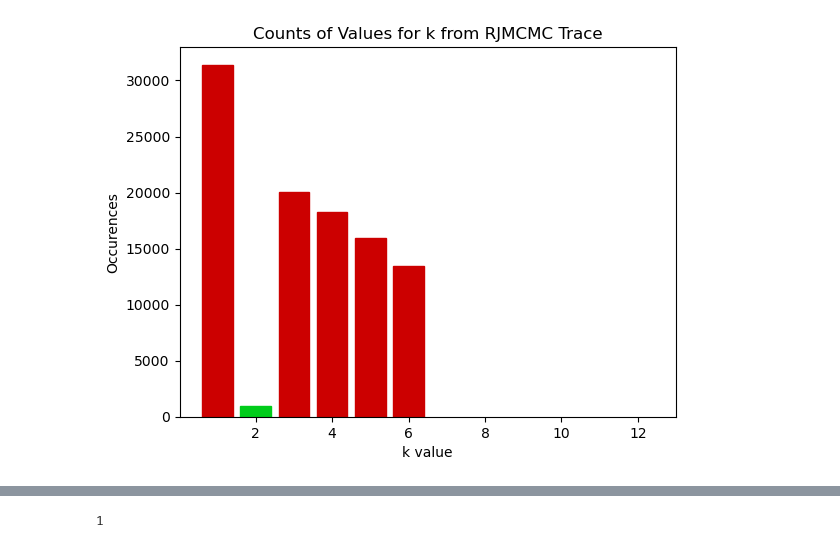
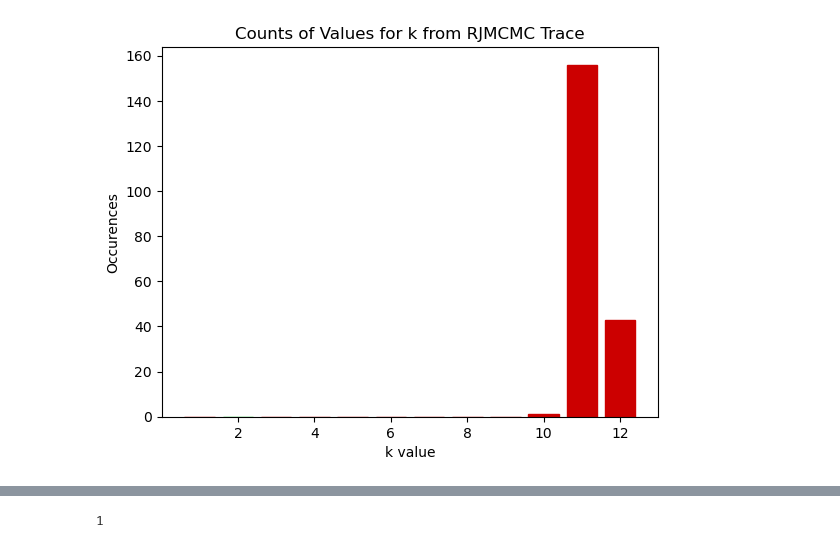
Before and after one commit to jberezow/RJMCMC, a Jupyter notebook: Thesis-MLP-BirthDeath.ipynb, the cells around one changed output, grey strips where cells are left out. Drawn from its saved outputs; the diff is of its cells as text; code cells hidden in the pictures.

```diff
--- a/Thesis-MLP-BirthDeath.ipynb
+++ b/Thesis-MLP-BirthDeath.ipynb
@@ -10,10 +10,10 @@ using Flux
 #using BenchmarkTools;
 # %%
 #Hyperparameters
-n = 10
-N = 40
+n = 25
+N = 100
 σₐ = 0.001
-k_range = 6
+k_range = 12
 k_list = [1, 2, 3, 4, 5, 6, 7, 8, 9, 10, 11, 12] #November 3
 k_list_lite = [i for i in 1:k_range];
 # %%
@@ -406,19 +403,19 @@ Finished
 # %%
 #Bar Plot of k estimates
 #ks = [traces[i][:k] for i in 1:length(traces)]
-counts = [sum([ks[i] == j for i in 20000:length(ks)]) for j in k_list]
+counts = [sum([ks[i] == j for i in 1:length(ks)]) for j in k_list]
 #actual_ks = [i for i=1:maximum(ks)]
 barlist=bar(k_list,counts)
 for i in 1:k_range
     barlist[i].set_color([0.8,0.0,0.0])
 end
 barlist[2].set_color([0.0,0.8,0.1])
 
 plt.title("Counts of Values for k from RJMCMC Trace")
 plt.xlabel("k value")
 plt.ylabel("Occurences");
 # %% [output]
-[figure, old version]
+[figure, new version]
 # %%
 plot(ks)
 # %% [output]
```
Also changed, not shown: parts of 9 cells of this notebook, 1 other file.
